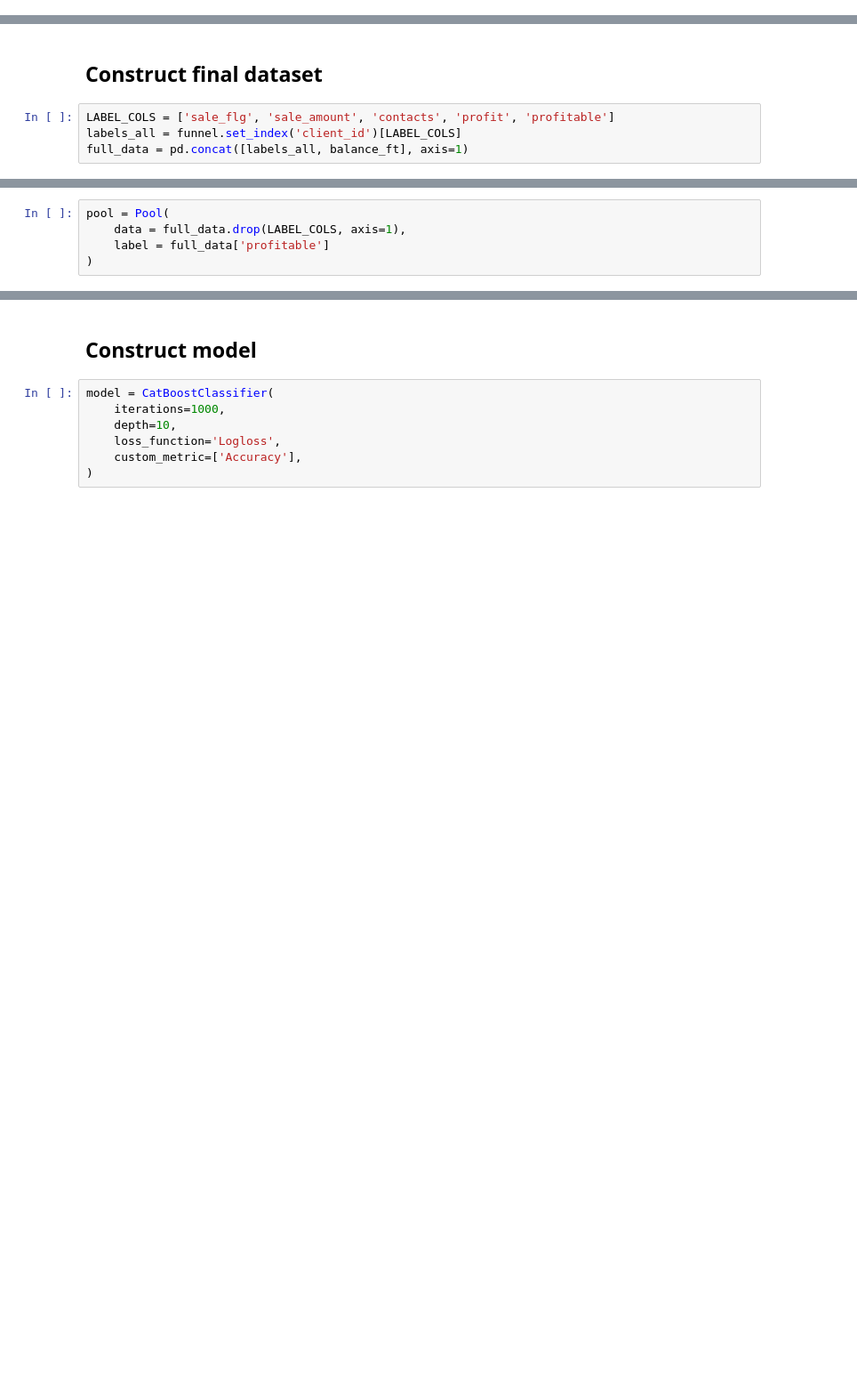
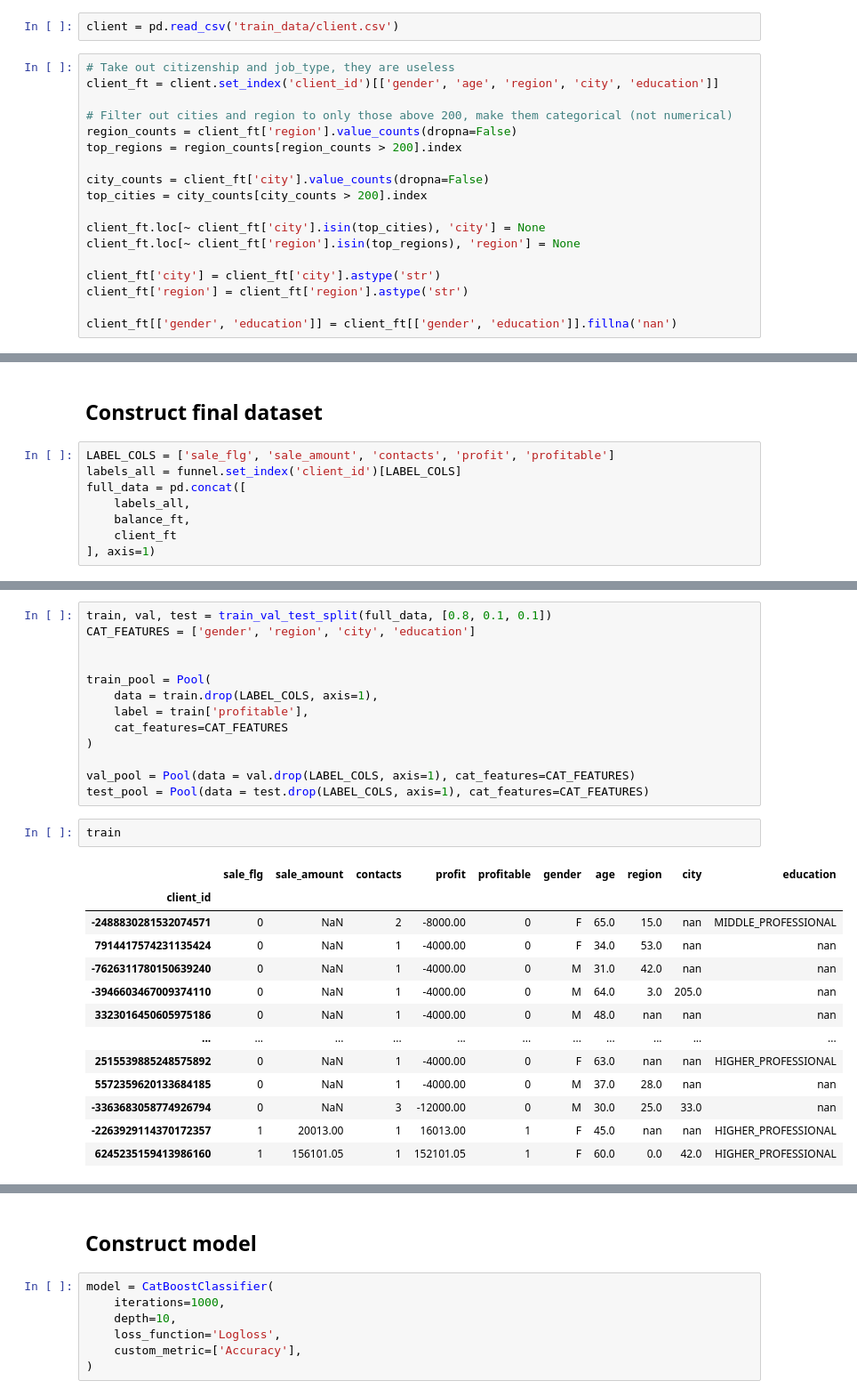
Before and after one commit to tadejsv/squatting-slavs-strike-back, a Jupyter notebook: dev_tadej2.ipynb, the cells around one changed output, grey strips where cells are left out. Shown at 89% size. Cells and saved outputs as stored; diff of their text form; blank space fills up the shorter version.

```diff
--- a/dev_tadej2.ipynb
+++ b/dev_tadej2.ipynb
@@ -56,0 +59,20 @@ balance_ft.describe()
+# %%
+client = pd.read_csv('train_data/client.csv')
+# %%
+# Take out citizenship and job_type, they are useless
+client_ft = client.set_index('client_id')[['gender', 'age', 'region', 'city', 'education']]
+
+# Filter out cities and region to only those above 200, make them categorical (not numerical)
+region_counts = client_ft['region'].value_counts(dropna=False)
+top_regions = region_counts[region_counts > 200].index
+
+city_counts = client_ft['city'].value_counts(dropna=False)
+top_cities = city_counts[city_counts > 200].index
+
+client_ft.loc[~ client_ft['city'].isin(top_cities), 'city'] = None
+client_ft.loc[~ client_ft['region'].isin(top_regions), 'region'] = None
+
+client_ft['city'] = client_ft['city'].astype('str')
+client_ft['region'] = client_ft['region'].astype('str')
+
+client_ft[['gender', 'education']] = client_ft[['gender', 'education']].fillna('nan')
@@ -59,4 +96,8 @@ balance_ft.describe()
 # %%
 LABEL_COLS = ['sale_flg', 'sale_amount', 'contacts', 'profit', 'profitable']
 labels_all = funnel.set_index('client_id')[LABEL_COLS]
-full_data = pd.concat([labels_all, balance_ft], axis=1)
+full_data = pd.concat([
+    labels_all,
+    balance_ft,
+    client_ft
+], axis=1)
@@ -63,5 +106,29 @@ full_data = pd.concat([labels_all, balance_ft], axis=1)
 # %%
-pool = Pool(
-    data = full_data.drop(LABEL_COLS, axis=1),
-    label = full_data['profitable']
+train, val, test = train_val_test_split(full_data, [0.8, 0.1, 0.1])
+CAT_FEATURES = ['gender', 'region', 'city', 'education']
+
+
+train_pool = Pool(
+    data = train.drop(LABEL_COLS, axis=1),
+    label = train['profitable'],
+    cat_features=CAT_FEATURES
 )
+
+val_pool = Pool(data = val.drop(LABEL_COLS, axis=1), cat_features=CAT_FEATURES)
+test_pool = Pool(data = test.drop(LABEL_COLS, axis=1), cat_features=CAT_FEATURES)
+# %%
+train
+# %% [output]
+|  | sale_flg | sale_amount | contacts | profit | profitable | gender | age | region | city | education |
+| client_id |  |  |  |  |  |  |  |  |  |  |
+| -2488830281532074571 | 0 | NaN | 2 | -8000.00 | 0 | F | 65.0 | 15.0 | nan | MIDDLE_PROFESSIONAL |
+| 7914417574231135424 | 0 | NaN | 1 | -4000.00 | 0 | F | 34.0 | 53.0 | nan | nan |
+| -7626311780150639240 | 0 | NaN | 1 | -4000.00 | 0 | M | 31.0 | 42.0 | nan | nan |
+| -3946603467009374110 | 0 | NaN | 1 | -4000.00 | 0 | M | 64.0 | 3.0 | 205.0 | nan |
+| 3323016450605975186 | 0 | NaN | 1 | -4000.00 | 0 | M | 48.0 | nan | nan | nan |
+| ... | ... | ... | ... | ... | ... | ... | ... | ... | ... | ... |
+| 2515539885248575892 | 0 | NaN | 1 | -4000.00 | 0 | F | 63.0 | nan | nan | HIGHER_PROFESSIONAL |
+| 5572359620133684185 | 0 | NaN | 1 | -4000.00 | 0 | M | 37.0 | 28.0 | nan | nan |
+| -3363683058774926794 | 0 | NaN | 3 | -12000.00 | 0 | M | 30.0 | 25.0 | 33.0 | nan |
+| -2263929114370172357 | 1 | 20013.00 | 1 | 16013.00 | 1 | F | 45.0 | nan | nan | HIGHER_PROFESSIONAL |
+| 6245235159413986160 | 1 | 156101.05 | 1 | 152101.05 | 1 | F | 60.0 | 0.0 | 42.0 | HIGHER_PROFESSIONAL |
```
Also changed, not shown: parts of 12 cells of this notebook, 1 other file.
